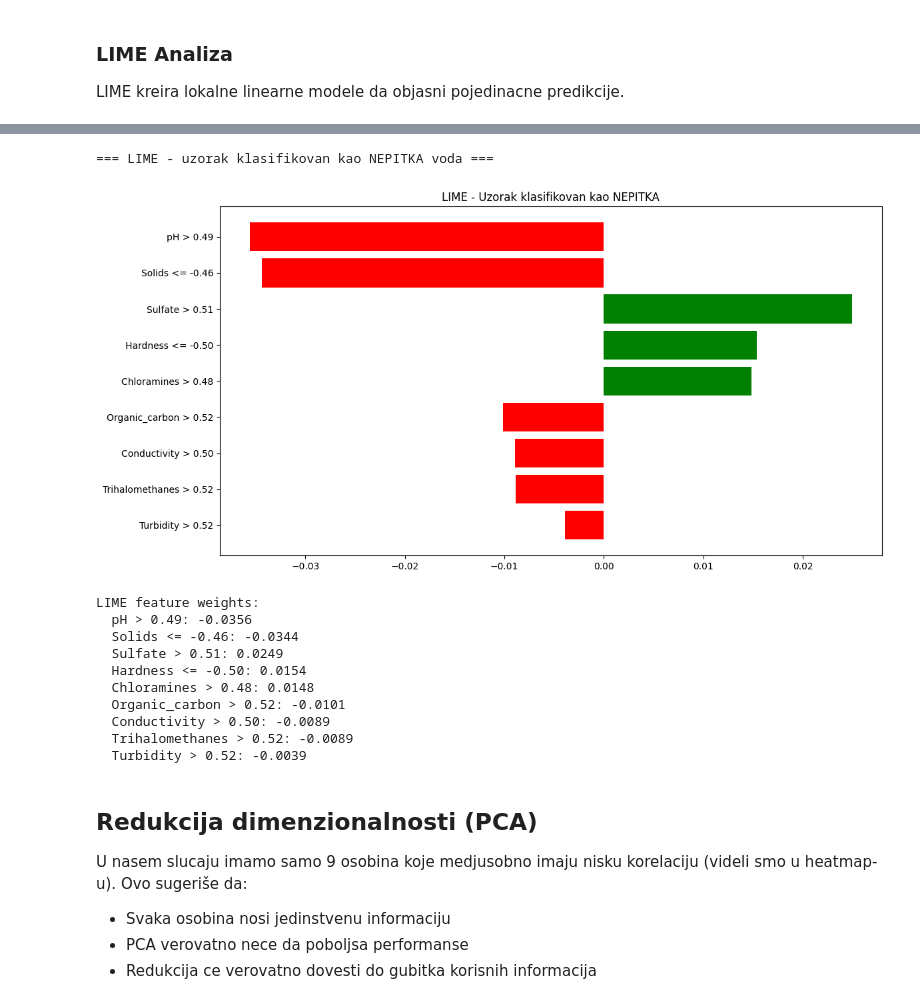
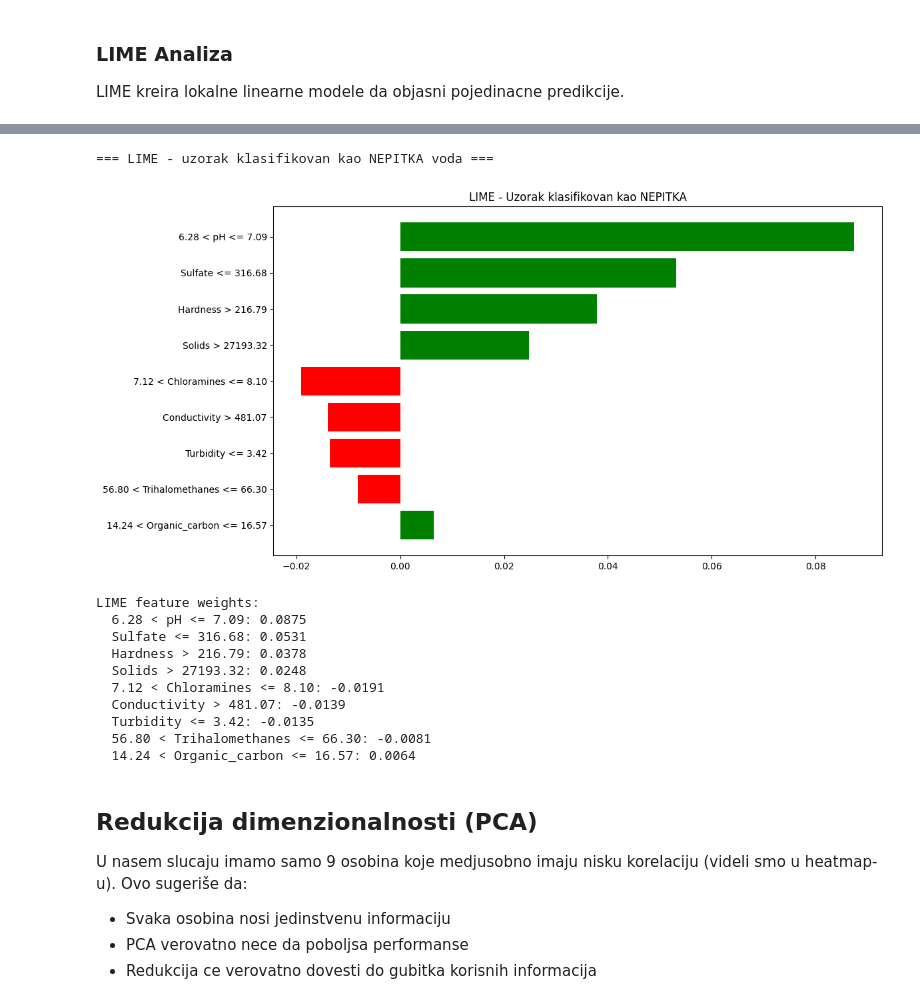
Before and after one commit to anastasijasavov/machine-learning, a Jupyter notebook: notebooks/potability_final.ipynb, the cells around one changed output, grey strips where cells are left out. Cells and saved outputs as stored; diff of their text form; code cells hidden in the pictures.

```diff
--- a/notebooks/potability_final.ipynb
+++ b/notebooks/potability_final.ipynb
@@ -1562,35 +1470,36 @@ LIME feature weights:
 # %%
 # LIME objasnjenje za uzorak klasifikovan kao nepitka voda
 print("=== LIME - uzorak klasifikovan kao NEPITKA voda ===")
-lime_exp_nepitka = lime_explainer.explain_instance(
-    X_test_scaled[sample_idx_neg],
-    rf_best.predict_proba,
-    num_features=9
-)
+if len(nepitka_indices) > 0:
+    lime_exp_nepitka = lime_explainer.explain_instance(
+        X_test.values[sample_idx_neg],
+        model.predict_proba,
+        num_features=9
+    )
 
-# Prikaz LIME objasnjenja
-fig = lime_exp_nepitka.as_pyplot_figure()
-fig.set_size_inches(12, 6)
-plt.title('LIME - Uzorak klasifikovan kao NEPITKA')
-plt.tight_layout()
-plt.show()
+    # Prikaz LIME objasnjenja
+    fig = lime_exp_nepitka.as_pyplot_figure()
+    fig.set_size_inches(12, 6)
+    plt.title('LIME - Uzorak klasifikovan kao NEPITKA')
+    plt.tight_layout()
+    plt.show()
 
-print("\nLIME feature weights:")
-for feat, weight in lime_exp_nepitka.as_list():
-    print(f"  {feat}: {weight:.4f}")
+    print("\nLIME feature weights:")
+    for feat, weight in lime_exp_nepitka.as_list():
+        print(f"  {feat}: {weight:.4f}")
 # %% [output]
 === LIME - uzorak klasifikovan kao NEPITKA voda ===
-[figure, old version]
+[figure, new version]
 LIME feature weights:
-  pH > 0.49: -0.0356
-  Solids <= -0.46: -0.0344
-  Sulfate > 0.51: 0.0249
-  Hardness <= -0.50: 0.0154
-  Chloramines > 0.48: 0.0148
-  Organic_carbon > 0.52: -0.0101
-  Conductivity > 0.50: -0.0089
-  Trihalomethanes > 0.52: -0.0089
-  Turbidity > 0.52: -0.0039
+  6.28 < pH <= 7.09: 0.0875
+  Sulfate <= 316.68: 0.0531
+  Hardness > 216.79: 0.0378
+  Solids > 27193.32: 0.0248
+  7.12 < Chloramines <= 8.10: -0.0191
+  Conductivity > 481.07: -0.0139
+  Turbidity <= 3.42: -0.0135
+  56.80 < Trihalomethanes <= 66.30: -0.0081
+  14.24 < Organic_carbon <= 16.57: 0.0064
 # %% [markdown]
 ## Redukcija dimenzionalnosti (PCA)
 
```
Also changed, not shown: parts of 31 cells of this notebook, 1 other file.
